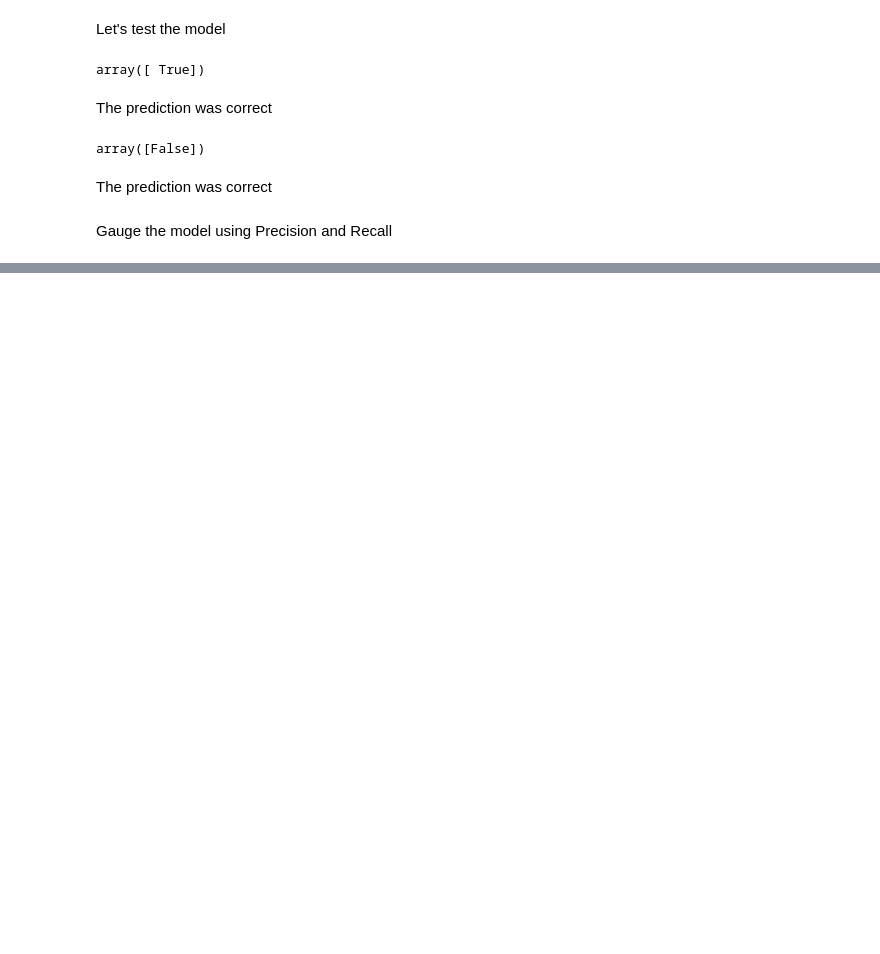
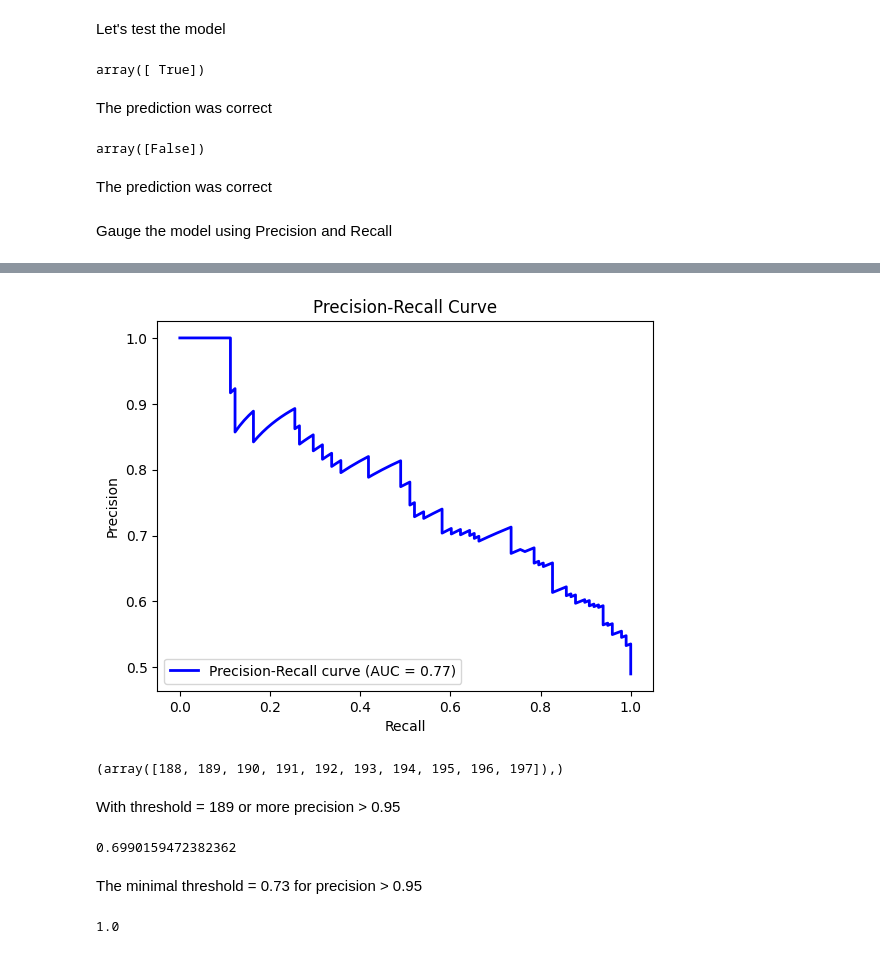
Before and after one commit to amozhegov/ML-toxic-comments-detection, a Jupyter notebook: toxic_comments_detection_ML.ipynb, the cells around one changed output, grey strips where cells are left out. Saved outputs shown, nothing was run; the diff lists cells and outputs as text; code cells hidden in the pictures; blank space fills up the shorter version.

```diff
--- a/toxic_comments_detection_ML.ipynb
+++ b/toxic_comments_detection_ML.ipynb
@@ -225,0 +226,33 @@ recall_score(y_true=test_ds['IsToxic'], y_pred = model_pipeline.predict(test_ds[
+# %%
+precision, recall, threshold = precision_recall_curve(y_true = test_ds['IsToxic'], probas_pred = model_pipeline.predict_proba(test_ds['Text'])[:,1])
+# %%
+#plot_precision_recall_curve(dt, testX, testy, ax = plt.gca(), name = "Decision Tree")
+#plot_precision_recall_curve(estimator=model_pipeline, X=test_ds['Text'], y=test_ds['IsToxic'])
+
+from sklearn.metrics import precision_recall_curve, auc
+auc_score = auc(recall, precision)
+plt.figure()
+plt.plot(recall, precision, color='b', lw=2, label='Precision-Recall curve (AUC = %0.2f)' % auc_score)
+plt.xlabel('Recall')
+plt.ylabel('Precision')
+plt.title('Precision-Recall Curve')
+plt.legend(loc='lower left')
+plt.show()
+# %% [output]
+[figure, added]
+# %%
+np.where(precision > 0.95)
+# %% [output]
+(array([188, 189, 190, 191, 192, 193, 194, 195, 196, 197]),)
+# %% [markdown]
+With threshold = 189 or more precision > 0.95
+# %%
+threshold[189]
+# %% [output]
+0.6990159472382362
+# %% [markdown]
+The minimal threshold = 0.73 for precision > 0.95
+# %%
+precision_score(y_true=test_ds['IsToxic'], y_pred = model_pipeline.predict_proba(test_ds['Text'])[:,1] > threshold[189])
+# %% [output]
+1.0
```
Also changed, not shown: parts of 14 cells of this notebook.
